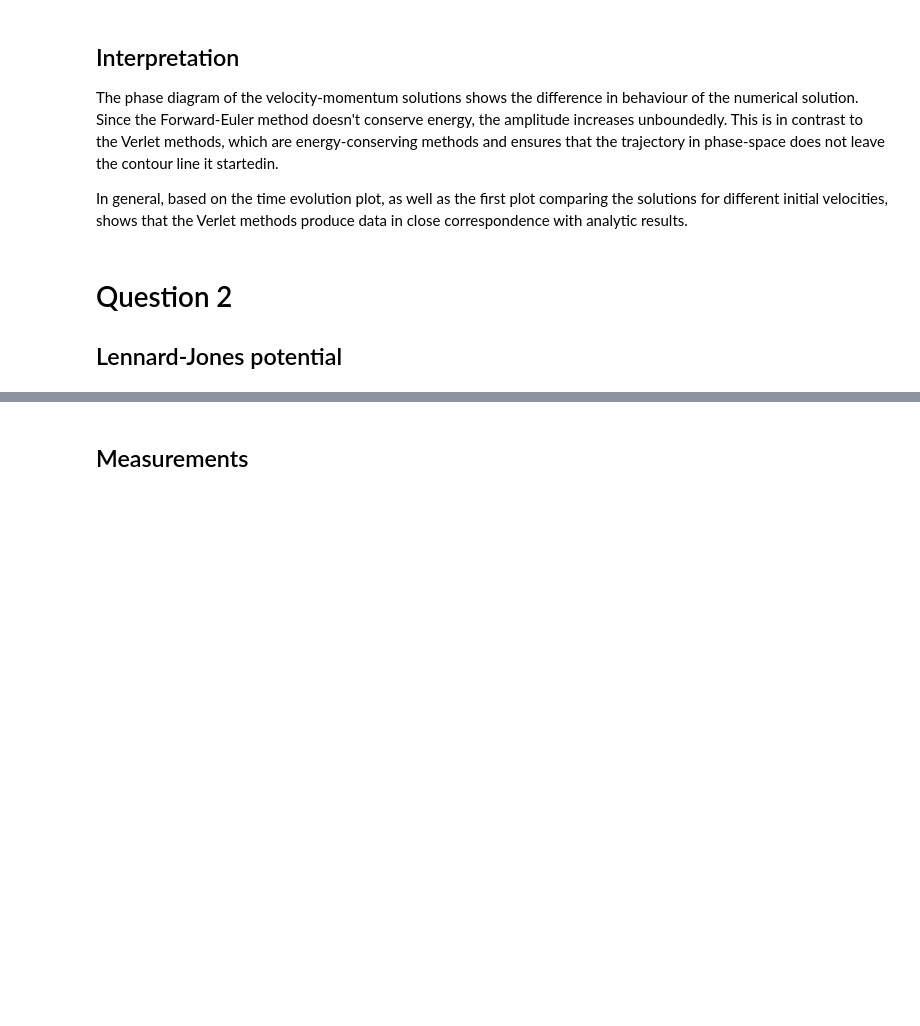
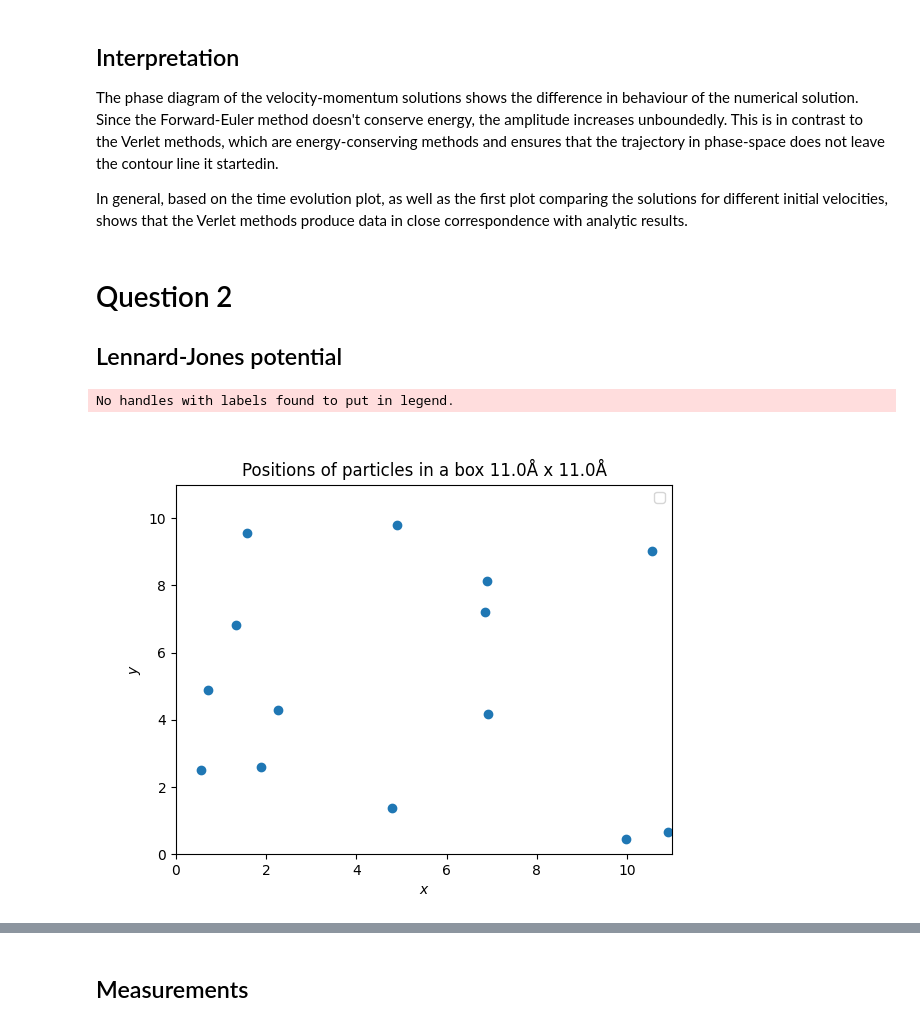
Before and after one commit to MetricManifold/SC9502, a Jupyter notebook: Assignment 3/solution.ipynb, the cells around one changed output, grey strips where cells are left out. Cells and saved outputs as stored; diff of their text form; code cells hidden in the pictures; blank space fills up the shorter version.

Commit message:
uploading movie and quick update

```diff
--- a/Assignment 3/solution.ipynb
+++ b/Assignment 3/solution.ipynb
@@ -437,9 +437,6 @@ def solve_system(rs, vs, dt):
                 for n in range(0, 3):
                     x, y = tuple(drs[n].T)
 
-                    #rx, ry = tuple(dr2s[n].T)
-                    #vx, vy = tuple(dv2s[n].T)
-
                     delta_r[n][mask[n]] += -drs[n][mask[n]] / 2
                     delta_v[n][mask[n]] += -dvs[n][mask[n]] / 2
                     delta_r[n][i] += np.sum(drs[n][mask[n]]) / 2
@@ -463,6 +460,7 @@ def solve_system(rs, vs, dt):
                         dv2s[1] = (dr2s[1] - _drs[i,j]) / (2 * dt)
                     else:
                         dr2s[1] = dr2s[0].copy()
+                        dr2s[1] = dv2s[1].copy()
 
 
                     _drs[i,j] = drs[1].copy()
@@ -497,12 +495,8 @@ import random
 import math
 import matplotlib.animation as animation
 
-END_TIME = 8
+END_TIME = 3
 NUM_REMOVE = 2
-
-#pos0 = np.array(dims)
-#pos1 = np.array([0, dims[0]])
-#particles = np.array([pos0 / 2, pos0 / 4, pos0 / 3, pos1 / 2, pos1])
 
 particles = np.array(boxgen.generate_lattice(False))
 
@@ -512,58 +506,44 @@ mask = np.ones(len(particles), dtype=bool)
 mask[dels] = False
 
 r0 = particles[mask]
-#r0 = np.random.rand(5, 2)
 r0 *= dims[0]
 v0 = np.random.normal(size=(len(r0), 2))
 
 dts = [0.001]
 rs = np.tile(r0, (len(dts), 3, 1, 1))
 vs = np.tile(v0, (len(dts), 3, 1, 1))
-
-#print(rs[0][2])
 
 for n in range(0, len(dts)):
     dt = dts[n]
     positions, velocities = solve_system(rs[n], vs[n], dt)
 
 
 solver_ind = 2
 
 plt.close()
 fig, ax = plt.subplots()
 xs, ys = zip(*positions[0][solver_ind])
 frame, = ax.plot(xs, ys, 'o')
 
 
 plt.xlim(0, dims[0])
 plt.ylim(0, dims[1])
 plt.xlabel("$x$")
 plt.ylabel("$y$")
 plt.legend()
 plt.title("Positions of particles in a box {}Å x {}Å".format(*dims))
 
 def animate(i):
     xs, ys = zip(*positions[i][solver_ind])
     frame.set_data(xs, ys)
     return frame,
 
 ani = animation.FuncAnimation(fig, animate, interval=10, repeat=False, blit=True, save_count=len(positions))
-
-# To save the animation, use e.g.
-#
-# ani.save("movie.mp4")
-#
-# or
-#
-# writer = animation.FFMpegWriter(
-#     fps=15, metadata=dict(artist='Me'), bitrate=1800)
-# ani.save("movie.mp4", writer=writer)
-
-#dr = rs[0][S] - r0
-#xs, ys = tuple(r0.T)
-#dxs, dys = tuple(dr.T)
-#N = np.size(r0, 0)
-#print(N)
+FFwriter = animation.FFMpegWriter(fps=60)
+ani.save("movie.mp4", writer="ffmpeg")
+# %% [output]
+No handles with labels found to put in legend.
+[figure, added]
 # %% [markdown]
 ## Interpretation of MD Simulation
 
```
Also changed, not shown: parts of 4 cells of this notebook, 1 other file.
